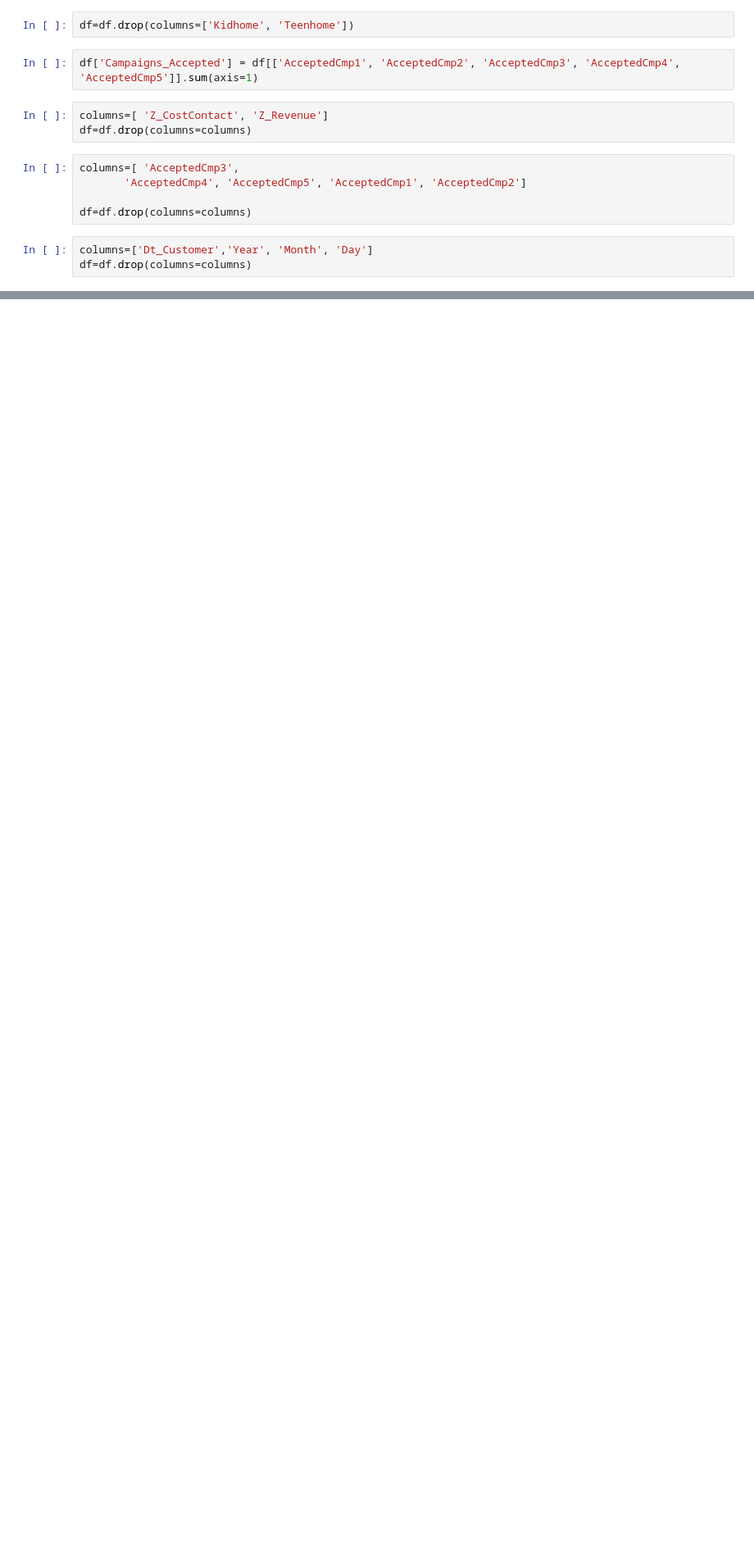
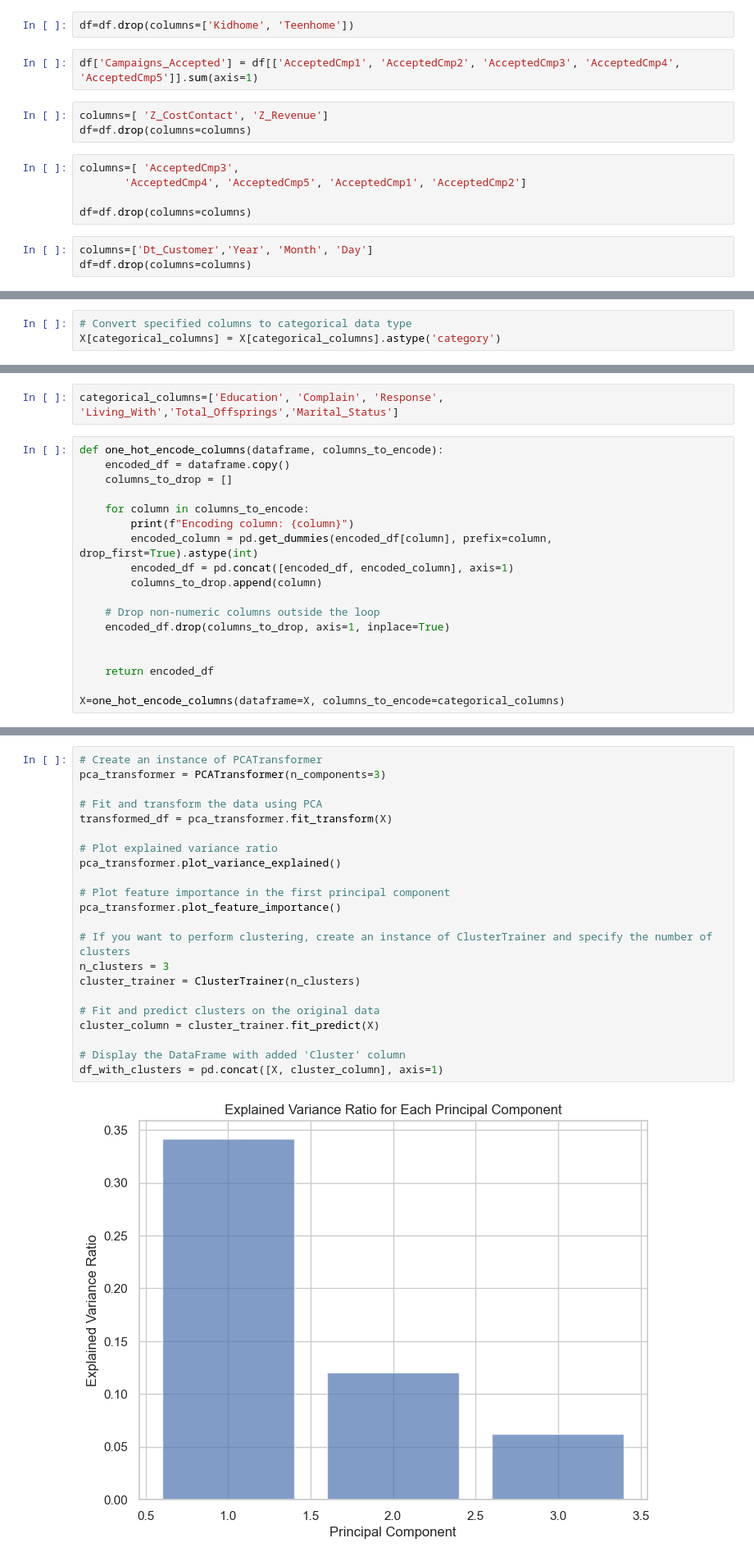
Before and after one commit to Hitesh-Nimbalkar/Customer_personality_segmentation, a Jupyter notebook: Notebook/EDA/EDA.ipynb, the cells around one changed output, grey strips where cells are left out. Shown at 82% size. Saved outputs shown, nothing was run; the diff lists cells and outputs as text; blank space fills up the shorter version.

```diff
--- a/Notebook/EDA/EDA.ipynb
+++ b/Notebook/EDA/EDA.ipynb
@@ -866,0 +1052,3 @@ df=df.drop(columns=columns)
+# %%
+# Convert specified columns to categorical data type
+X[categorical_columns] = X[categorical_columns].astype('category')
@@ -866,0 +1083,20 @@ df=df.drop(columns=columns)
+# %%
+categorical_columns=['Education', 'Complain', 'Response', 'Living_With','Total_Offsprings','Marital_Status']
+# %%
+def one_hot_encode_columns(dataframe, columns_to_encode):
+    encoded_df = dataframe.copy()
+    columns_to_drop = []
+
+    for column in columns_to_encode:
+        print(f"Encoding column: {column}")
+        encoded_column = pd.get_dummies(encoded_df[column], prefix=column, drop_first=True).astype(int)
+        encoded_df = pd.concat([encoded_df, encoded_column], axis=1)
+        columns_to_drop.append(column)
+
+    # Drop non-numeric columns outside the loop
+    encoded_df.drop(columns_to_drop, axis=1, inplace=True)
+
+
+    return encoded_df
+
+X=one_hot_encode_columns(dataframe=X, columns_to_encode=categorical_columns)
@@ -866,0 +1399,24 @@ df=df.drop(columns=columns)
+# %%
+# Create an instance of PCATransformer
+pca_transformer = PCATransformer(n_components=3)
+
+# Fit and transform the data using PCA
+transformed_df = pca_transformer.fit_transform(X)
+
+# Plot explained variance ratio
+pca_transformer.plot_variance_explained()
+
+# Plot feature importance in the first principal component
+pca_transformer.plot_feature_importance()
+
+# If you want to perform clustering, create an instance of ClusterTrainer and specify the number of clusters
+n_clusters = 3
+cluster_trainer = ClusterTrainer(n_clusters)
+
+# Fit and predict clusters on the original data
+cluster_column = cluster_trainer.fit_predict(X)
+
+# Display the DataFrame with added 'Cluster' column
+df_with_clusters = pd.concat([X, cluster_column], axis=1)
+# %% [output]
+[figure, added]
```
Also changed, not shown: parts of 48 cells of this notebook, 1 other file.
